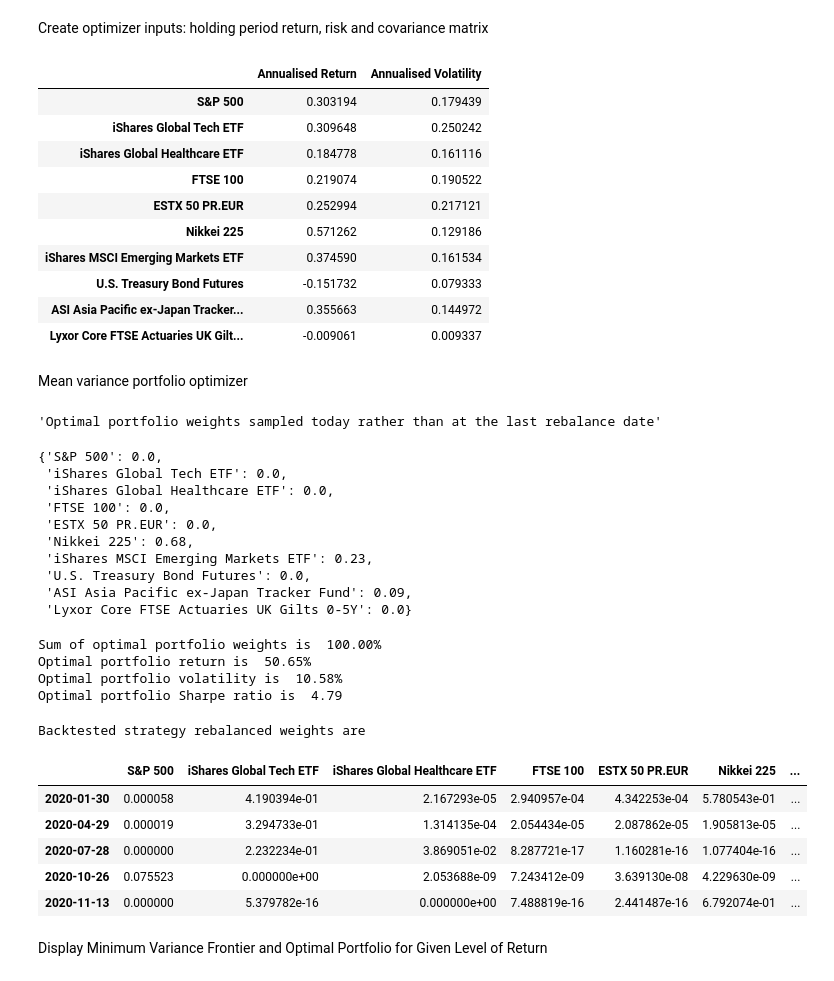
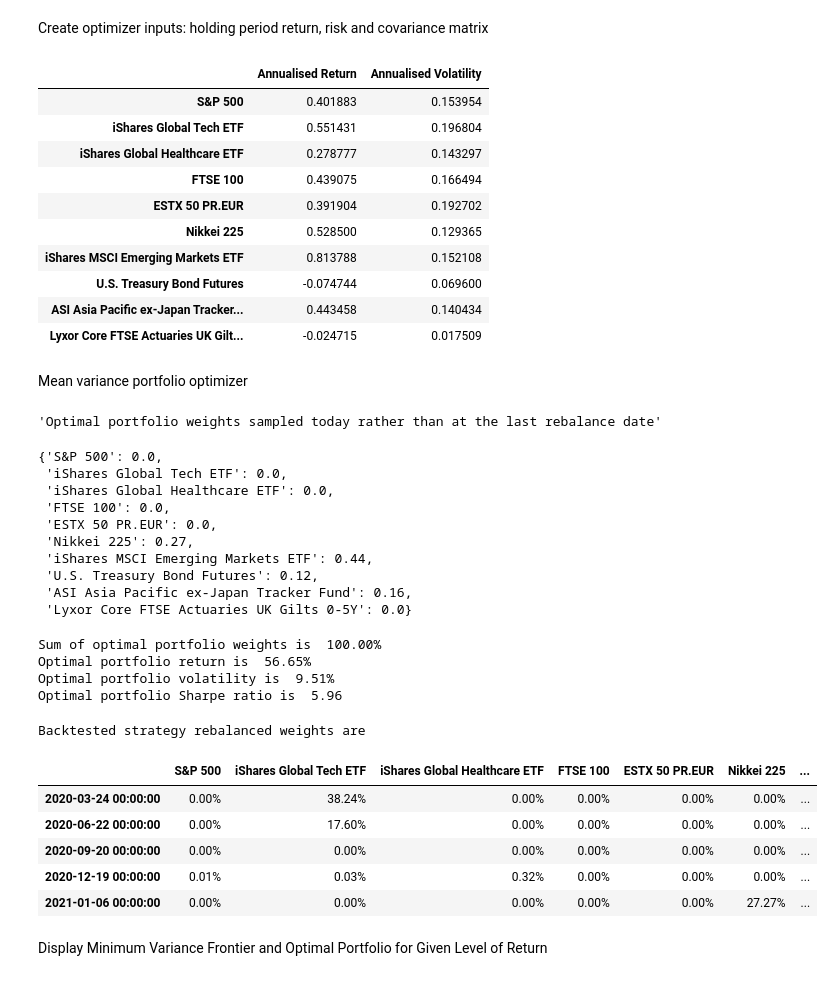
Before and after one commit to dhirlea/Portfolio-Optimizer, a Jupyter notebook: YahooPortfolioOptimizer.ipynb, the cells around one changed output. Saved outputs shown, nothing was run; the diff lists cells and outputs as text; code cells hidden in the pictures.

Commit message:
2021 portfolio update

```diff
--- a/YahooPortfolioOptimizer.ipynb
+++ b/YahooPortfolioOptimizer.ipynb
@@ -41,7 +41,7 @@ ann_factor = 260
 
 #Generates epoch timestamps to construct URL
 
-today_date = dt.datetime(dt.datetime.now().year, dt.datetime.now().month, dt.datetime.now().day,1,0,0)
+today_date = dt.datetime(dt.datetime.now().year, dt.datetime.now().month, dt.datetime.now().day-1,1,0,0)
 start_date = today_date - dt.timedelta(days=lookback)
 
 today_date_string = str(round(today_date.timestamp()))
@@ -128,7 +128,6 @@ Create optimizer inputs: holding period return, risk and covariance matrix
 #Calculate a dataframe of return and volatility to use as input to optimizer
 
 mean_variance_lookback = 90
-
 optimizer_return_inputs_list = []
 optimizer_volatility_inputs_list = []
 
@@ -171,16 +170,16 @@ for date in resampled_securities_return_df.index:
 #display(resampled_securities_return_df.tail())
 # %% [output]
 |  | Annualised Return | Annualised Volatility |
-| S&P 500 | 0.303194 | 0.179439 |
-| iShares Global Tech ETF | 0.309648 | 0.250242 |
-| iShares Global Healthcare ETF | 0.184778 | 0.161116 |
-| FTSE 100 | 0.219074 | 0.190522 |
-| ESTX 50 PR.EUR | 0.252994 | 0.217121 |
-| Nikkei 225 | 0.571262 | 0.129186 |
-| iShares MSCI Emerging Markets ETF | 0.374590 | 0.161534 |
-| U.S. Treasury Bond Futures | -0.151732 | 0.079333 |
-| ASI Asia Pacific ex-Japan Tracker... | 0.355663 | 0.144972 |
-| Lyxor Core FTSE Actuaries UK Gilt... | -0.009061 | 0.009337 |
+| S&P 500 | 0.401883 | 0.153954 |
+| iShares Global Tech ETF | 0.551431 | 0.196804 |
+| iShares Global Healthcare ETF | 0.278777 | 0.143297 |
+| FTSE 100 | 0.439075 | 0.166494 |
+| ESTX 50 PR.EUR | 0.391904 | 0.192702 |
+| Nikkei 225 | 0.528500 | 0.129365 |
+| iShares MSCI Emerging Markets ETF | 0.813788 | 0.152108 |
+| U.S. Treasury Bond Futures | -0.074744 | 0.069600 |
+| ASI Asia Pacific ex-Japan Tracker... | 0.443458 | 0.140434 |
+| Lyxor Core FTSE Actuaries UK Gilt... | -0.024715 | 0.017509 |
 # %% [markdown]
 Mean variance portfolio optimizer
 # %%
@@ -215,7 +214,7 @@ boundaries =tuple((minimum_position_size,1) for x in range(len(securities_dictio
 
 equal_weights = np.array([1/len(securities_dictionary) for int in range(len(securities_dictionary))])
 
-#Use Scip minimize function to minimize optimizer Sharpe function using equal security weights as starting point for optimisation
+#Use Scipy minimize function to minimize optimizer Sharpe function using equal security weights as starting point for optimisation
 optimization_result = sco.minimize(optimizer_port_sharpe, equal_weights, method='SLSQP', bounds = boundaries, constraints = constraints)
 
 optimal_portfolio_weights = optimization_result.x
@@ -239,51 +238,57 @@ print('\n')
  'iShares Global Healthcare ETF': 0.0,
  'FTSE 100': 0.0,
  'ESTX 50 PR.EUR': 0.0,
- 'Nikkei 225': 0.68,
- 'iShares MSCI Emerging Markets ETF': 0.23,
- 'U.S. Treasury Bond Futures': 0.0,
- 'ASI Asia Pacific ex-Japan Tracker Fund': 0.09,
+ 'Nikkei 225': 0.27,
+ 'iShares MSCI Emerging Markets ETF': 0.44,
+ 'U.S. Treasury Bond Futures': 0.12,
+ 'ASI Asia Pacific ex-Japan Tracker Fund': 0.16,
  'Lyxor Core FTSE Actuaries UK Gilts 0-5Y': 0.0}
 Sum of optimal portfolio weights is  100.00%
-Optimal portfolio return is  50.65%
-Optimal portfolio volatility is  10.58%
-Optimal portfolio Sharpe ratio is  4.79
+Optimal portfolio return is  56.65%
+Optimal portfolio volatility is  9.51%
+Optimal portfolio Sharpe ratio is  5.96
 # %%
 #Create backtest history of optimal portfolio weights
 
 optimal_portfolio_dict_backtest = {}
 
 for date in resampled_securities_return_df.index:
     def optimizer_port_ret_backtest(weights):
         return port_ret(weights, resampled_securities_return_df.loc[date])
     def optimizer_port_vol_backtest(weights):
         return np.sqrt(np.dot(weights.transpose(), np.dot(resampled_cov_matrix[date], weights)))
     def optimizer_port_sharpe_backtest(weights):
         return -optimizer_port_ret_backtest(weights)/optimizer_port_vol_backtest(weights)
     optimization_result_backtest = sco.minimize(optimizer_port_sharpe_backtest, equal_weights, method='SLSQP', bounds = boundaries, constraints = constraints)
     optimal_portfolio_dict_backtest[date] = optimization_result_backtest.x
 
+# # Debug a weights for a given date
+# print(list(optimal_portfolio_dict_backtest.items())[-1])
+# print(sum(list(optimal_portfolio_dict_backtest.items())[-1][1]))
+
 optimal_portfolio_df_backtest = pd.DataFrame(optimal_portfolio_dict_backtest).T
 optimal_portfolio_df_backtest.columns = securities_dictionary.keys()
 
 
 latest_optimal_portfolio_weights_df = pd.DataFrame(optimal_portfolio_weights, columns = [securities_return_df.index[-1]], index = optimal_portfolio_df_backtest.columns)
 latest_optimal_portfolio_weights_df = latest_optimal_portfolio_weights_df.T
 
 
 optimal_portfolio_df_backtest = optimal_portfolio_df_backtest.append(latest_optimal_portfolio_weights_df)
+format_dict = {key:'{:.2%}' for key in optimal_portfolio_df_backtest.columns}
+optimal_portfolio_df_backtest.style.format(format_dict)
 
 
 print('Backtested strategy rebalanced weights are', '\n')
-display(optimal_portfolio_df_backtest.tail())
+display(optimal_portfolio_df_backtest.tail().style.format(format_dict))
 # %% [output]
 Backtested strategy rebalanced weights are
 |  | S&P 500 | iShares Global Tech ETF | iShares Global Healthcare ETF | FTSE 100 | ESTX 50 PR.EUR | Nikkei 225 | ... |
-| 2020-01-30 | 0.000058 | 4.190394e-01 | 2.167293e-05 | 2.940957e-04 | 4.342253e-04 | 5.780543e-01 | ... |
-| 2020-04-29 | 0.000019 | 3.294733e-01 | 1.314135e-04 | 2.054434e-05 | 2.087862e-05 | 1.905813e-05 | ... |
-| 2020-07-28 | 0.000000 | 2.232234e-01 | 3.869051e-02 | 8.287721e-17 | 1.160281e-16 | 1.077404e-16 | ... |
-| 2020-10-26 | 0.075523 | 0.000000e+00 | 2.053688e-09 | 7.243412e-09 | 3.639130e-08 | 4.229630e-09 | ... |
-| 2020-11-13 | 0.000000 | 5.379782e-16 | 0.000000e+00 | 7.488819e-16 | 2.441487e-16 | 6.792074e-01 | ... |
+| 2020-03-24 00:00:00 | 0.00% | 38.24% | 0.00% | 0.00% | 0.00% | 0.00% | ... |
+| 2020-06-22 00:00:00 | 0.00% | 17.60% | 0.00% | 0.00% | 0.00% | 0.00% | ... |
+| 2020-09-20 00:00:00 | 0.00% | 0.00% | 0.00% | 0.00% | 0.00% | 0.00% | ... |
+| 2020-12-19 00:00:00 | 0.01% | 0.03% | 0.32% | 0.00% | 0.00% | 0.00% | ... |
+| 2021-01-06 00:00:00 | 0.00% | 0.00% | 0.00% | 0.00% | 0.00% | 27.27% | ... |
 # %% [markdown]
 Display Minimum Variance Frontier and Optimal Portfolio for Given Level of Return
 # %%
```
Also changed, not shown: parts of 6 cells of this notebook, 3 other files.
